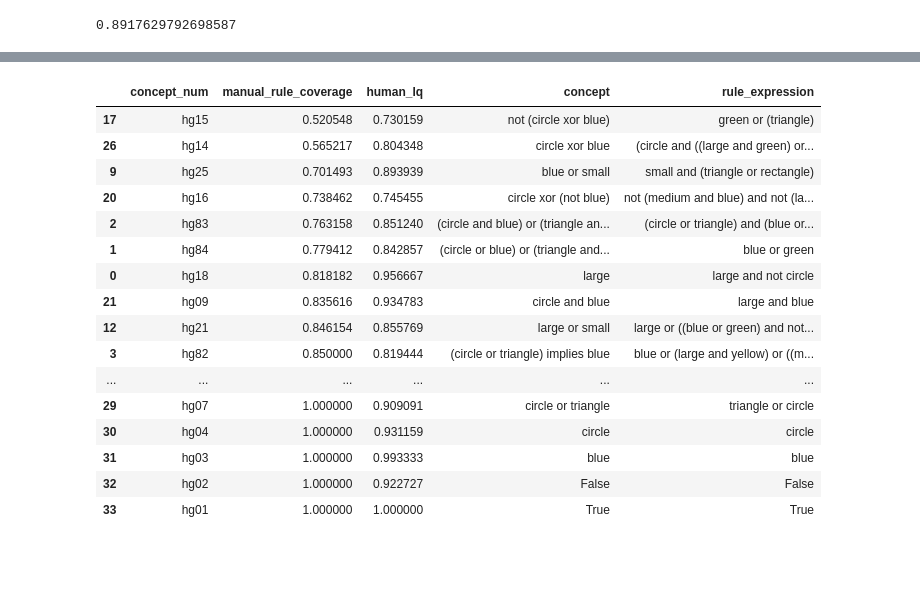
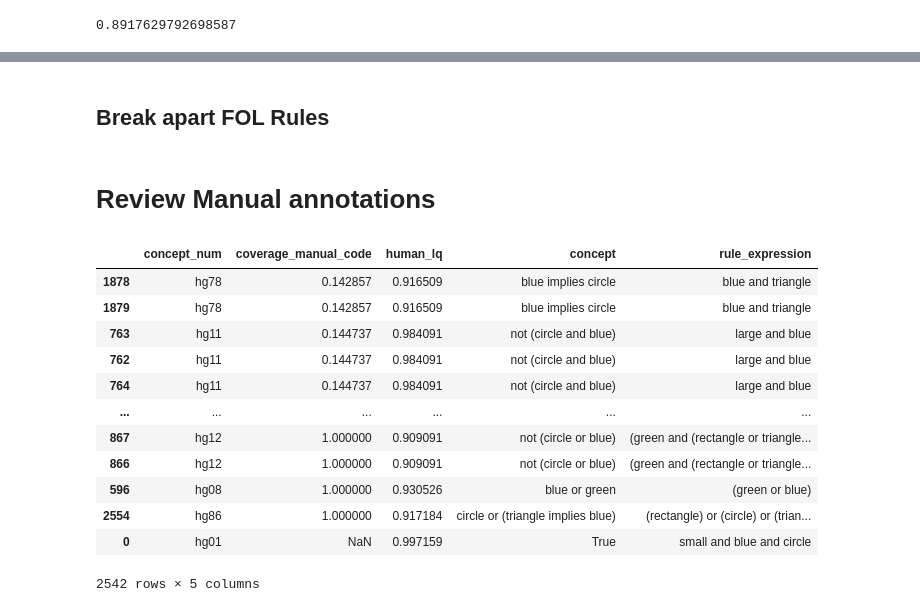
Before and after one commit to mariebiscuit/calibration-rule-learning, a Jupyter notebook: analysis/experiment_2.ipynb, the cells around one changed output, grey strips where cells are left out. Cells and saved outputs as stored; diff of their text form; code cells hidden in the pictures; blank space fills up the shorter version.

Commit message:
annotated for experiment 2

```diff
--- a/analysis/experiment_2.ipynb
+++ b/analysis/experiment_2.ipynb
@@ -60,31 +41,2 @@ mdf[(mdf['set'] >= 3) & (~mdf['concept_num'].isin(SUBSETS['boolean']))]['consist
-# %%
-from src.translate_explanations import evaluate_python_code, process_python_code
-import numpy as np
-import math
-def check_rule_coverage(annotated_df, object_df):
-    hdf = pd.read_csv('./results/experiment_1/human_concept_stats.csv')
-    coverage = []
-    chance = []
-    human_lq = []
-    expression = []
-    for i, row in annotated_df.iterrows():
-        objs = object_df[(object_df['concept_num'] == row['concept_num']) & (object_df['set'] < 25)]['object']
-        answers = object_df[(object_df['concept_num'] == row['concept_num']) & (object_df['set'] < 25)]['answer']
-        yesrate = object_df[(object_df['concept_num'] == row['concept_num']) & (object_df['set'] < 25)]['answer'].mean()
-        chance.append((yesrate * yesrate) + ((1-yesrate) * (1-yesrate)))
-        human_lq.append(hdf[hdf['concept'] == row['concept_num']]['last_quarter_mean'].iloc[0])
-
-        # objs = objs[(math.floor(len(objs) * 3/4)):]
-        # answers = answers[(math.floor(len(answers) * 3/4)):]
-
-        coverage.append((np.array([evaluate_python_code(row['manual_code'], o) for o in objs]) == answers).mean())
-        expression.append(process_python_code(row['manual_code']))
-
-    annotated_df['rule_expression'] = expression
-    annotated_df['human_lq'] = human_lq
-    annotated_df['chance'] = chance
-    annotated_df['manual_rule_coverage'] = coverage
-    annotated_df['chance_difference'] = np.array(coverage) - np.array(chance)
-    annotated_df['human_lq_diff'] = np.array(coverage) - np.array(human_lq)
-
-    return annotated_df
+# %% [markdown]
+## Break apart FOL Rules
@@ -90,0 +47,2 @@ def check_rule_coverage(annotated_df, object_df):
+# %% [markdown]
+# Review Manual annotations
@@ -91,21 +112,20 @@ def check_rule_coverage(annotated_df, object_df):
 # %%
-manual_rule_coverage = check_rule_coverage(pd.read_csv('./results/experiment_2/viewer_boolean_rules_manualcoded.csv'), mdf).sort_values(['manual_rule_coverage'])
-manual_rule_coverage.loc[:, ['concept_num', 'manual_rule_coverage', 'human_lq', 'concept', 'rule_expression']]
+manual_rule_coverage = check_rule_coverage(
+    pd.read_csv('./results/experiment_2/compiled_bool_rules_annotated.csv')
+    ).sort_values(['coverage_manual_code'])
+manual_rule_coverage.to_csv('./results/experiment_2/compiled_bool_rules_annotated_stats.csv')
+manual_rule_coverage.loc[:, ['concept_num', 'coverage_manual_code', 'human_lq', 'concept', 'rule_expression']]
 # %% [output]
-|  | concept_num | manual_rule_coverage | human_lq | concept | rule_expression |
-| 17 | hg15 | 0.520548 | 0.730159 | not (circle xor blue) | green or (triangle) |
-| 26 | hg14 | 0.565217 | 0.804348 | circle xor blue | (circle and ((large and green) or... |
-| 9 | hg25 | 0.701493 | 0.893939 | blue or small | small and (triangle or rectangle) |
-| 20 | hg16 | 0.738462 | 0.745455 | circle xor (not blue) | not (medium and blue) and not (la... |
-| 2 | hg83 | 0.763158 | 0.851240 | (circle and blue) or (triangle an... | (circle or triangle) and (blue or... |
-| 1 | hg84 | 0.779412 | 0.842857 | (circle or blue) or (triangle and... | blue or green |
-| 0 | hg18 | 0.818182 | 0.956667 | large | large and not circle |
-| 21 | hg09 | 0.835616 | 0.934783 | circle and blue | large and blue |
-| 12 | hg21 | 0.846154 | 0.855769 | large or small | large or ((blue or green) and not... |
-| 3 | hg82 | 0.850000 | 0.819444 | (circle or triangle) implies blue | blue or (large and yellow) or ((m... |
+|  | concept_num | coverage_manual_code | human_lq | concept | rule_expression |
+| 1878 | hg78 | 0.142857 | 0.916509 | blue implies circle | blue and triangle |
+| 1879 | hg78 | 0.142857 | 0.916509 | blue implies circle | blue and triangle |
+| 763 | hg11 | 0.144737 | 0.984091 | not (circle and blue) | large and blue |
+| 762 | hg11 | 0.144737 | 0.984091 | not (circle and blue) | large and blue |
+| 764 | hg11 | 0.144737 | 0.984091 | not (circle and blue) | large and blue |
 | ... | ... | ... | ... | ... | ... |
-| 29 | hg07 | 1.000000 | 0.909091 | circle or triangle | triangle or circle |
-| 30 | hg04 | 1.000000 | 0.931159 | circle | circle |
-| 31 | hg03 | 1.000000 | 0.993333 | blue | blue |
-| 32 | hg02 | 1.000000 | 0.922727 | False | False |
-| 33 | hg01 | 1.000000 | 1.000000 | True | True |
+| 867 | hg12 | 1.000000 | 0.909091 | not (circle or blue) | (green and (rectangle or triangle... |
+| 866 | hg12 | 1.000000 | 0.909091 | not (circle or blue) | (green and (rectangle or triangle... |
+| 596 | hg08 | 1.000000 | 0.930526 | blue or green | (green or blue) |
+| 2554 | hg86 | 1.000000 | 0.917184 | circle or (triangle implies blue) | (rectangle) or (circle) or (trian... |
+| 0 | hg01 | NaN | 0.997159 | True | small and blue and circle |
+2542 rows × 5 columns
```
Also changed, not shown: parts of 32 cells of this notebook, 40 other files.
